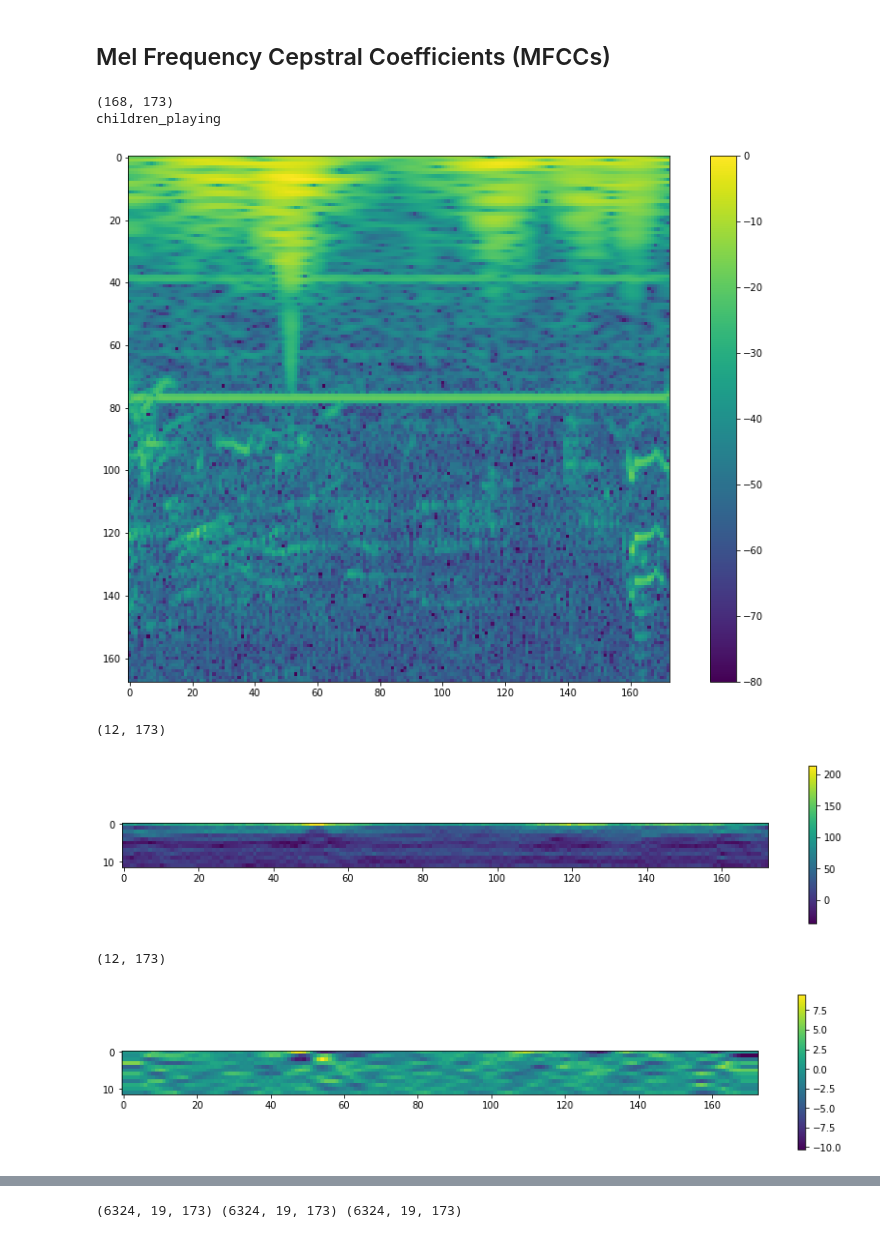
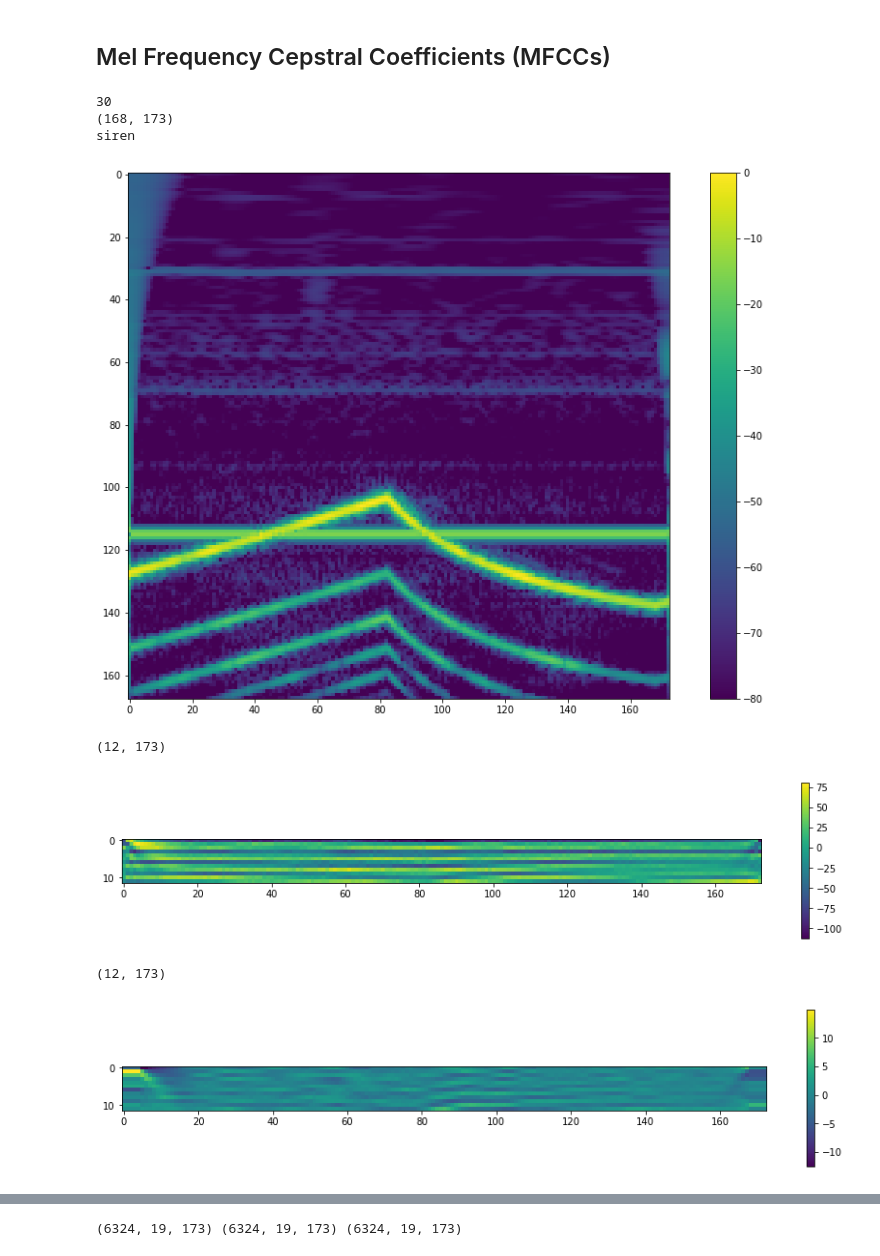
Before and after one commit to Copete/CS181_P3_dualspace, a Jupyter notebook: Antonio/P3_Antonio.ipynb, the cells around one changed output, grey strips where cells are left out. Cells and saved outputs as stored; diff of their text form; code cells hidden in the pictures.

```diff
--- a/Antonio/P3_Antonio.ipynb
+++ b/Antonio/P3_Antonio.ipynb
@@ -171,17 +171,19 @@ DONE with test dataset (1000, 168, 173) (1000, 1)
 # %% [markdown]
 ## Mel Frequency Cepstral Coefficients (MFCCs)
 # %%
-i=10
+i=(cl[y_train[:,0]] == 'siren').nonzero()[0][3]
+print(i)
 print(X_train[i].shape)
 print(cl[y_train[i,0]])
 plt.figure(figsize=(15,10))
 plt.imshow(X_train[i])
 plt.colorbar()
 plt.show()
 # %% [output]
+30
 (168, 173)
-children_playing
+siren
-[figure, old version]
+[figure, new version]
 # %%
 mfcc = librosa.feature.mfcc(S=X_train[i],n_mfcc=20)[1:13]
 print(mfcc.shape)
@@ -191,7 +193,7 @@ plt.colorbar()
 plt.show()
 # %% [output]
 (12, 173)
-[figure, old version]
+[figure, new version]
 # %%
 mfcc_delta = librosa.feature.delta(mfcc, width=9, order=1)  # Try different widths
 print(mfcc_delta.shape)
@@ -201,7 +203,7 @@ plt.colorbar()
 plt.show()
 # %% [output]
 (12, 173)
-[figure, old version]
+[figure, new version]
 # %%
 mfcc_delta2 = librosa.feature.delta(mfcc, width=9, order=2) # Try different widths
 print(mfcc_delta2.shape)
```
Also changed, not shown: parts of 10 cells of this notebook.
